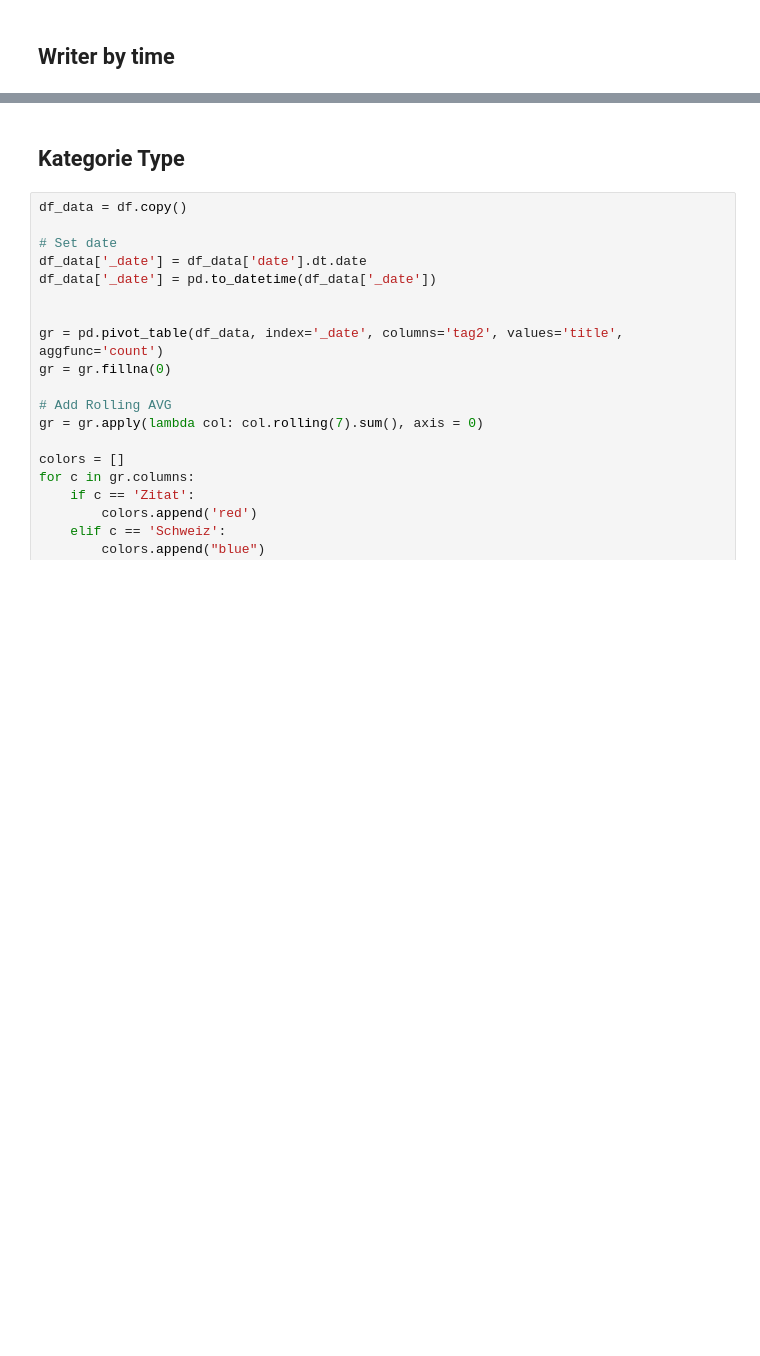
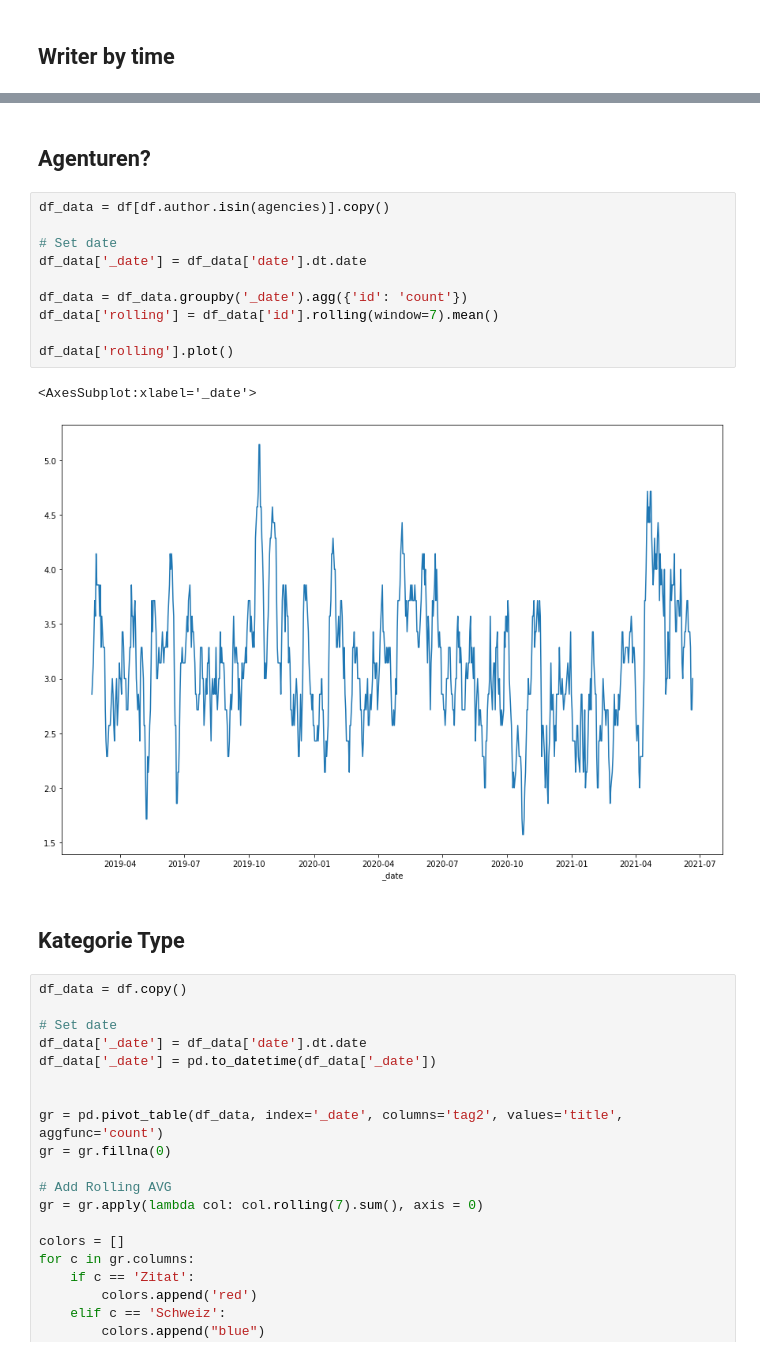
Before and after one commit to simonhuwiler/kathch, a Jupyter notebook: src/3_analyse.ipynb, the cells around one changed output, grey strips where cells are left out. Drawn from its saved outputs; the diff is of its cells as text; blank space fills up the shorter version.

```diff
--- a/src/3_analyse.ipynb
+++ b/src/3_analyse.ipynb
@@ -136,3 +195,18 @@ gr.plot(color=colors)
+# %% [markdown]
+## Agenturen?
+# %%
+df_data = df[df.author.isin(agencies)].copy()
+
+# Set date
+df_data['_date'] = df_data['date'].dt.date
+
+df_data = df_data.groupby('_date').agg({'id': 'count'})
+df_data['rolling'] = df_data['id'].rolling(window=7).mean()
+
+df_data['rolling'].plot()
+# %% [output]
+<AxesSubplot:xlabel='_date'>
+[figure, added]
 # %% [markdown]
 ## Kategorie Type
 # %%
```
Also changed, not shown: parts of 34 cells of this notebook, 6 other files.
